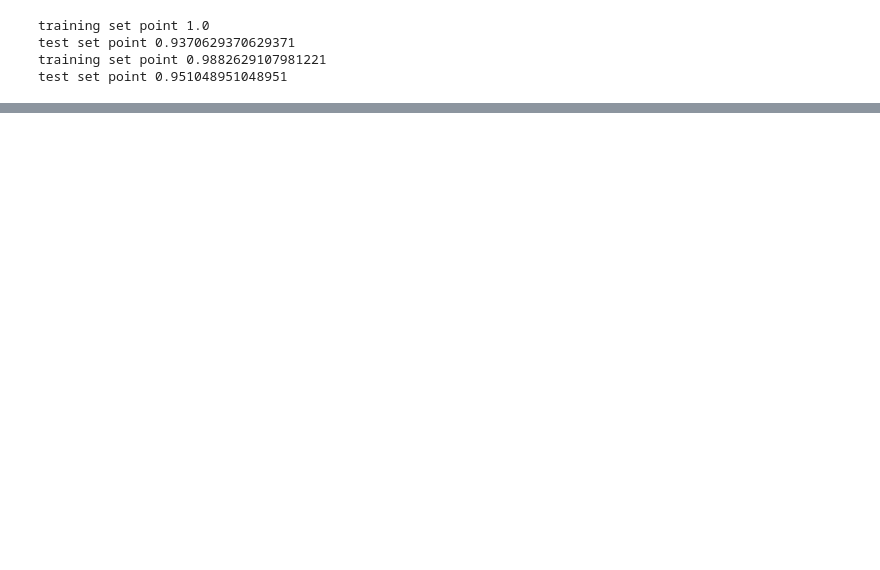
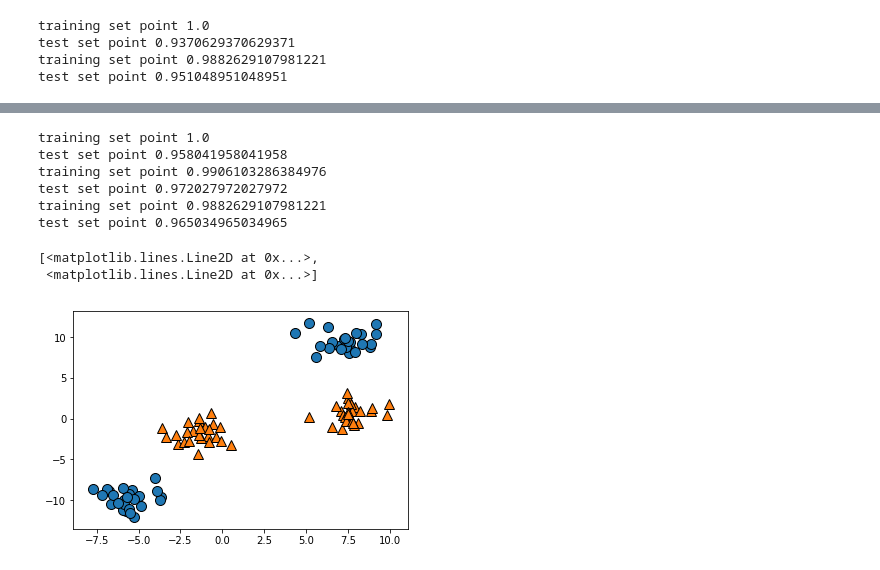
Before and after one commit to JaeGeunBang/python, a Jupyter notebook: Introduction to Machine Learning with Python/python_chapter2.ipynb, the cells around one changed output, grey strips where cells are left out. Drawn from its saved outputs; the diff is of its cells as text; code cells hidden in the pictures; blank space fills up the shorter version.

```diff
--- a/Introduction to Machine Learning with Python/python_chapter2.ipynb
+++ b/Introduction to Machine Learning with Python/python_chapter2.ipynb
@@ -419,0 +478,47 @@ Feature importances: [0. 1.]
+# %%
+# 그래디언트 부스팅 회귀 트리
+# 랜덤 프로세트와 다르게, 이전 트리의 오차를 보완하는 방식으로 순차적으로 트리를 만듦. 즉, 무작위로 트리를 여러개 만드는게 아님
+# 보통, 다섯 정도의 깊지 않은 트리를 사용하므로 메모리를 적게 사용해 예측이 빠름
+# 핵심 아이디어는, 얕은 트리 모델을 많이 연결하는 것
+# 랜덤 포레트스보다 매개변수 설정이 좀더 민감하지만, 잘 조정하면 더 높은 정확도를 제공함
+
+# 사용 파라미터: learning_rate (이전 트리의 오차를 얼마나 강하게 보장할 것인지)
+from sklearn.ensemble import GradientBoostingClassifier
+
+X_train, X_test, y_train, y_test = train_test_split(cancer.data, cancer.target, random_state = 0)
+
+forest = GradientBoostingClassifier(random_state=0)
+forest.fit(X_train, y_train)
+print("training set point {}".format(forest.score(X_train, y_train)))
+print("test set point {}".format(forest.score(X_test, y_test)))
+
+forest = GradientBoostingClassifier(random_state=0, max_depth=1)
+forest.fit(X_train, y_train)
+print("training set point {}".format(forest.score(X_train, y_train)))
+print("test set point {}".format(forest.score(X_test, y_test)))
+
+forest = GradientBoostingClassifier(random_state=0, learning_rate=0.01)
+forest.fit(X_train, y_train)
+print("training set point {}".format(forest.score(X_train, y_train)))
+print("test set point {}".format(forest.score(X_test, y_test)))
+
+# 파라미터를 조절함으로써, 모델의 복잡도를 줄일 수 있음
+# 보통 랜덤포레스트를 먼저 적용 후, 예측 시간이 중요하거나 머신러닝 모델에서 마지막 성능까지 쥐어짜야할 때, 그래디언트 부스팅을 이용함
+# 장단점은 랜덤프로스트와 비슷함 (고차원 희소한 데이터에 잘 동작x)
+# %% [output]
+training set point 1.0
+test set point 0.958041958041958
+training set point 0.9906103286384976
+test set point 0.972027972027972
+training set point 0.9882629107981221
+test set point 0.965034965034965
+# %%
+# 커널 서포트 벡터 머신
+X, y = make_blobs(centers=4, random_state=8)
+y = y % 2
+
+mglearn.discrete_scatter(X[:,0], X[:, 1], y)
+# %% [output]
+[<matplotlib.lines.Line2D at 0x...>,
+ <matplotlib.lines.Line2D at 0x...>]
+[figure, added]
```
Also changed, not shown: parts of 16 cells of this notebook.
